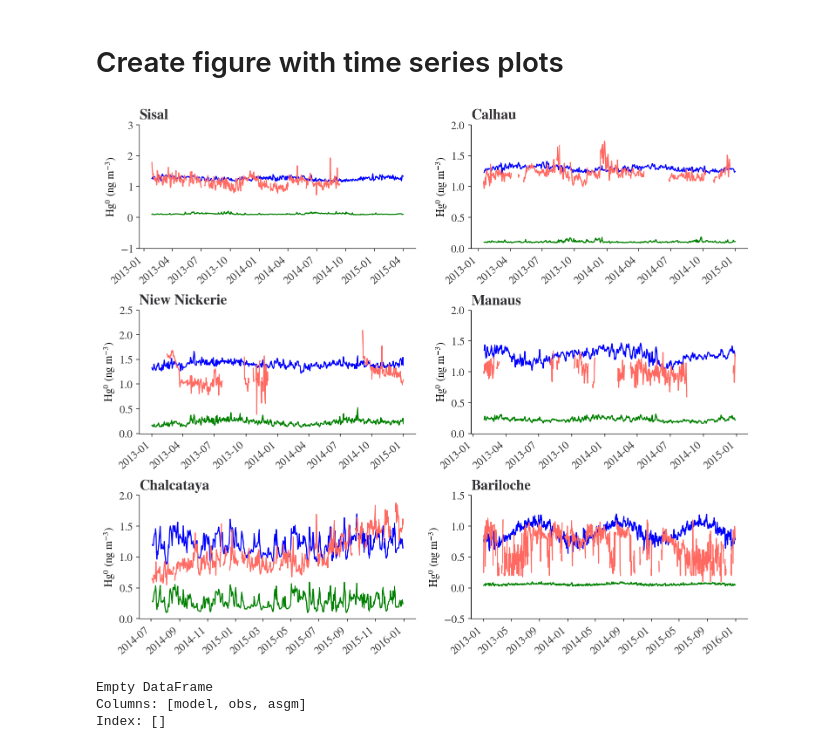
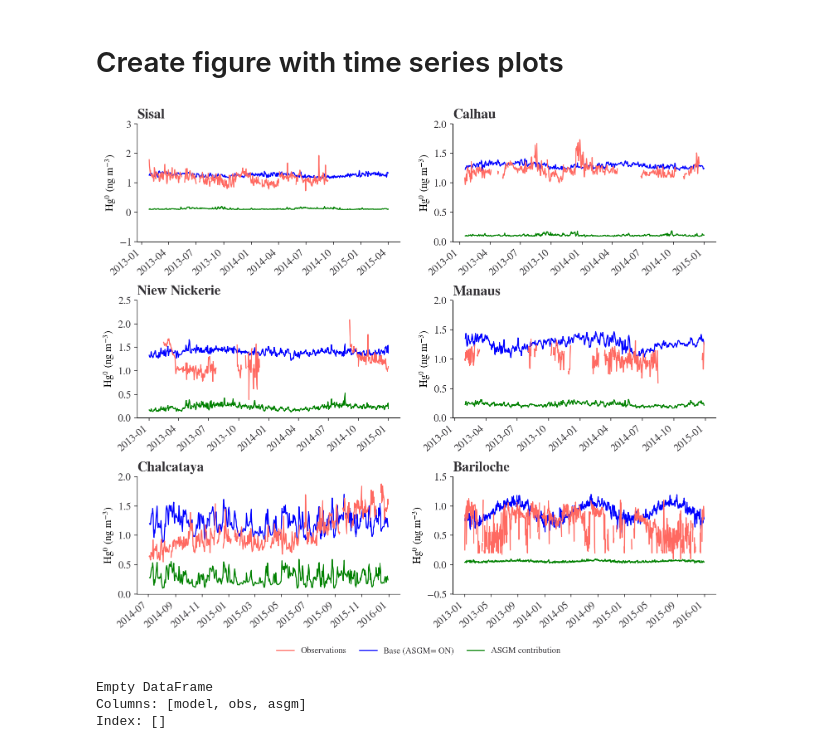
Before and after one commit to Shakes-tzd/MIT_TPP_thesis, a Jupyter notebook: JPnotebooks/LATAM GMOS Sites_Obs v Model.ipynb, the cells around one changed output. Cells and saved outputs as stored; diff of their text form; code cells hidden in the pictures.

```diff
--- a/JPnotebooks/LATAM GMOS Sites_Obs v Model.ipynb
+++ b/JPnotebooks/LATAM GMOS Sites_Obs v Model.ipynb
@@ -567,7 +567,7 @@ def scatter_plot_data(site):#BAR,CAL,CST, MAN,NIK, SIS, CHC
     #     label.set_rotation(40)
     #     label.set_horizontalalignment('right')
 
-    axes[position[site][0],position[site][1]].legend(frameon=False,loc='upper center', bbox_to_anchor=(0.5, 1.1), ncol=2)
+    # axes[position[site][0],position[site][1]].legend(frameon=False,loc='upper center', bbox_to_anchor=(0.5, 1.1), ncol=2)
     axes[position[site][0],position[site][1]].set_title(fname[site],fontweight='bold')
 # %%
 scatter_plot_data('CHC')
@@ -635,29 +636,29 @@ plt.show()
 # %%
 fig,axes = plt.subplots(nrows=3,ncols=2,figsize=(12,10),gridspec_kw={'wspace':0.2,'hspace':0.5})#'width_ratios':[3, 2],
 position = {'BAR':[2,1],'CHC':[2,0],'MAN':[1,1],'NIK':[1,0], 'CAL':[0,1], 'SIS':[0,0]} #
 lines = []
 labels = []
 for gsite in position.keys():
     plot_data(gsite)
 
 for ax in fig.axes:
     Line, Label = ax.get_legend_handles_labels()
     # print(Label)
     lines.extend(Line)
     labels.extend(Label)
 
 from collections import OrderedDict
 #fig.delaxes(axes[1][1])
 by_label = OrderedDict(zip(labels, lines))
 ulabels=['Observations','Base (ASGM= ON)','ASGM contribution']
 ulines=[by_label[ulabels[0]],by_label[ulabels[1]],by_label[ulabels[2]]]
-#fig.legend(ulines, ulabels,frameon=False,  bbox_to_anchor=(0.7, 0.25))#,ncol=6
+fig.legend(ulines, ulabels,frameon=False,  bbox_to_anchor=(0.7, 0.05),ncol=3)#,ncol=6
 name='GMOS_Sites.pdf'
 savepath='/home/tzd/fs03/d1/tzd/Data_analysis/MIT_TPP_thesis/figures/GMOS_Sites/'+name
 fig.savefig(savepath,bbox_inches='tight')
 plt.show()
 # %% [output]
-[figure, old version]
+[figure, new version]
 # %%
 
 def get_year_average(site):#BAR,CAL,CST, MAN,NIK, SIS, CHC
```
Also changed, not shown: parts of 1 cell of this notebook, 1 other file.
